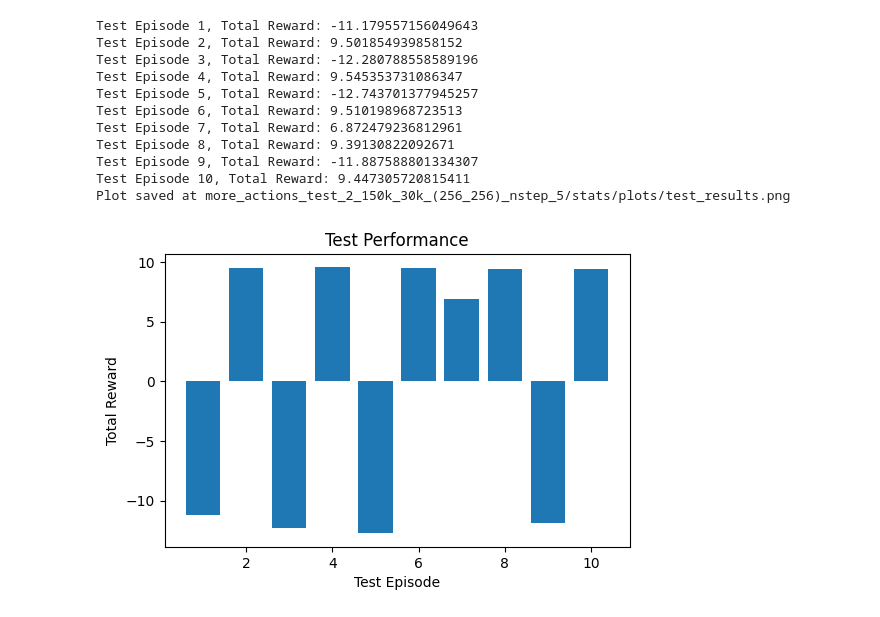
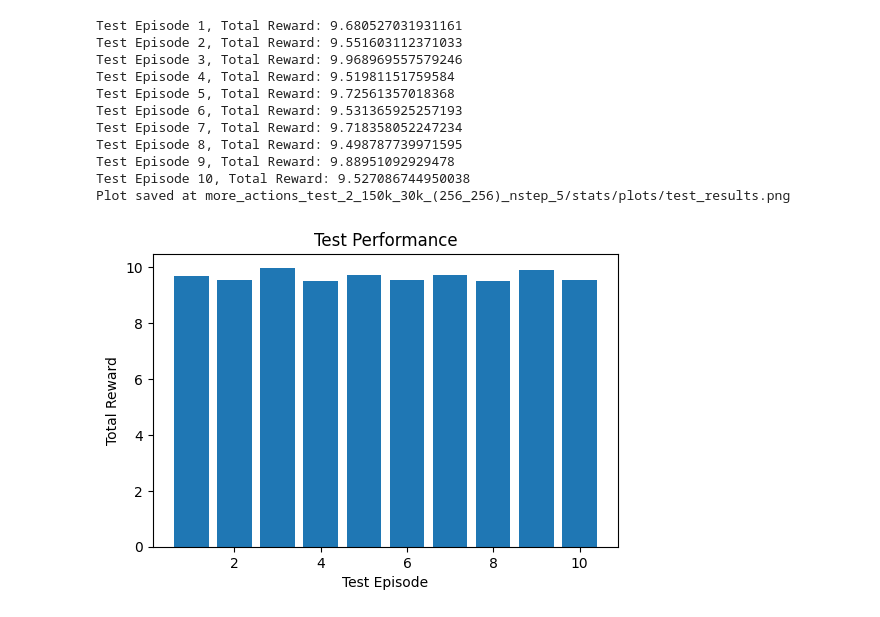
Before and after one commit to JoJoBarthold2/hockey-en-mallorca, a Jupyter notebook: src/hockey-env/test_agent_on_hockey_after_training.ipynb, the cells around one changed output. Cells and saved outputs as stored; diff of their text form; code cells hidden in the pictures.

Commit message:
test for moreoptions2 done, really good results, ready for random training

```diff
--- a/src/hockey-env/test_agent_on_hockey_after_training.ipynb
+++ b/src/hockey-env/test_agent_on_hockey_after_training.ipynb
@@ -40,7 +40,7 @@ else:
 agent = Dueling_DDQN_Agent(state_space, action_space, seed = seed, use_eps_decay = True, hidden_sizes = [256,256])
 #opponent = RandomAgent(seed)
 opponent = h_env.BasicOpponent()
-agent.Q.load(env_name, "episode_90000")
+agent.Q.load(env_name)
 stats, losses = sf.load_stats(env_name)
 # %% [output]
 Dueling DQN Network Architecture:
@@ -83,8 +83,6 @@ Plot saved at more_actions_test_2_150k_30k_(256_256)_nstep_5/stats/plots/epsilon
 # %%
 test_episodes = len(SEEDS_TEST)
 test_rewards = []
-
-opponent = h_env.BasicOpponent(weak=False)
 
 max_steps = 30000
 
@@ -112,42 +110,42 @@ for episode in range(test_episodes):
         a1 = agent.perform_greedy_action(state, eps = 0.0)
         a2 = opponent.act(obs_agent2)
 
         if(USE_MORE_ACTIONS):
             a1_cont = MORE_ACTIONS[a1]
         else:
             a1_cont = env.discrete_to_continous_action(a1)
 
         full_action = np.hstack([a1_cont, a2])
 
         next_state, reward, done, truncated, _ = env.step(full_action)
 
         total_reward += reward
 
         state = next_state
         obs_agent2 = env.obs_agent_two()
 
         if done or truncated: break
 
     test_rewards.append(total_reward)
     print(f"Test Episode {episode+1}, Total Reward: {total_reward}")
 
     if frames:
         os.makedirs(f"{env_name}/test_gifs", exist_ok=True)
-        imageio.mimsave(f"{env_name}/test_gifs_2/test_episode_{episode+1}.gif", frames, fps=30)
+        imageio.mimsave(f"{env_name}/test_gifs/test_episode_{episode+1}.gif", frames, fps=30)
 
 env.close()
 
 sf.save_test_results(env_name, test_rewards)
 # %% [output]
-Test Episode 1, Total Reward: -11.179557156049643
-Test Episode 2, Total Reward: 9.501854939858152
-Test Episode 3, Total Reward: -12.280788558589196
-Test Episode 4, Total Reward: 9.545353731086347
-Test Episode 5, Total Reward: -12.743701377945257
-Test Episode 6, Total Reward: 9.510198968723513
-Test Episode 7, Total Reward: 6.872479236812961
-Test Episode 8, Total Reward: 9.39130822092671
-Test Episode 9, Total Reward: -11.887588801334307
-Test Episode 10, Total Reward: 9.447305720815411
+Test Episode 1, Total Reward: 9.680527031931161
+Test Episode 2, Total Reward: 9.551603112371033
+Test Episode 3, Total Reward: 9.968969557579246
+Test Episode 4, Total Reward: 9.51981151759584
+Test Episode 5, Total Reward: 9.72561357018368
+Test Episode 6, Total Reward: 9.531365925257193
+Test Episode 7, Total Reward: 9.718358052247234
+Test Episode 8, Total Reward: 9.498787739971595
+Test Episode 9, Total Reward: 9.88951092929478
+Test Episode 10, Total Reward: 9.527086744950038
 Plot saved at more_actions_test_2_150k_30k_(256_256)_nstep_5/stats/plots/test_results.png
-[figure, old version]
+[figure, new version]
```
Also changed, not shown: parts of 5 cells of this notebook, 4 other files.
